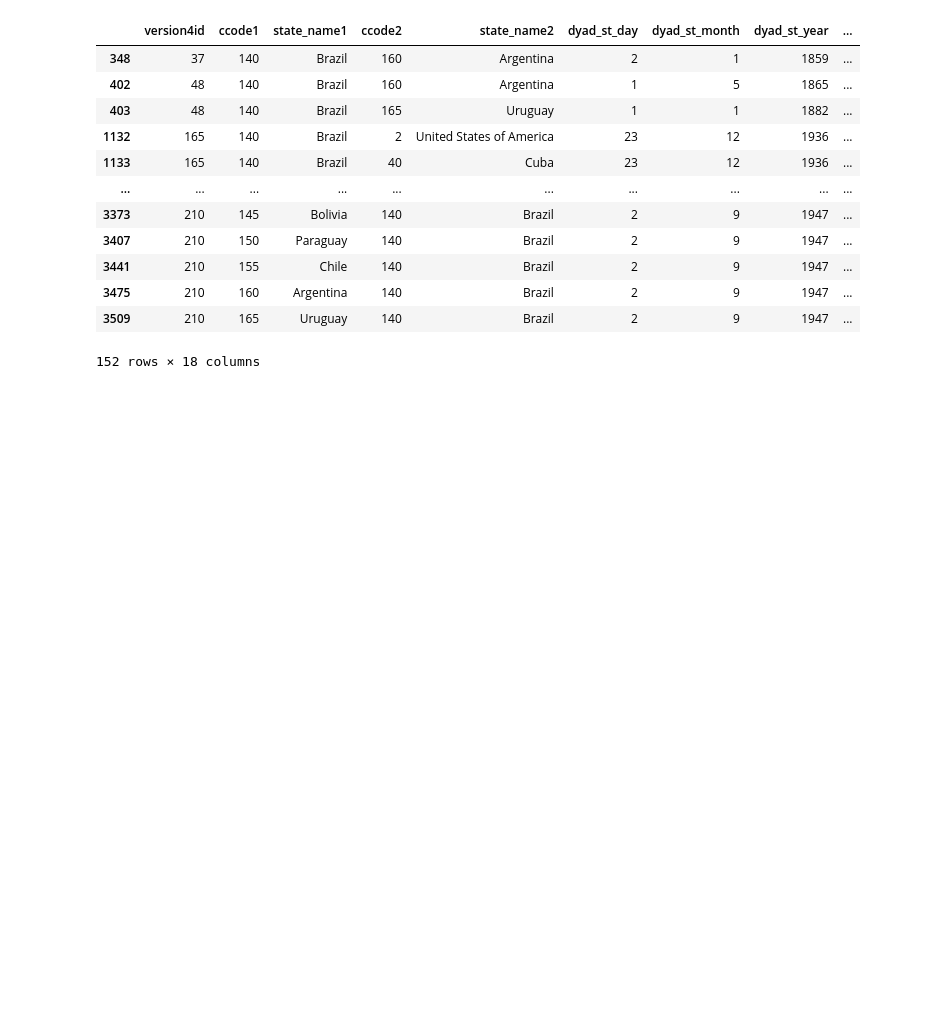
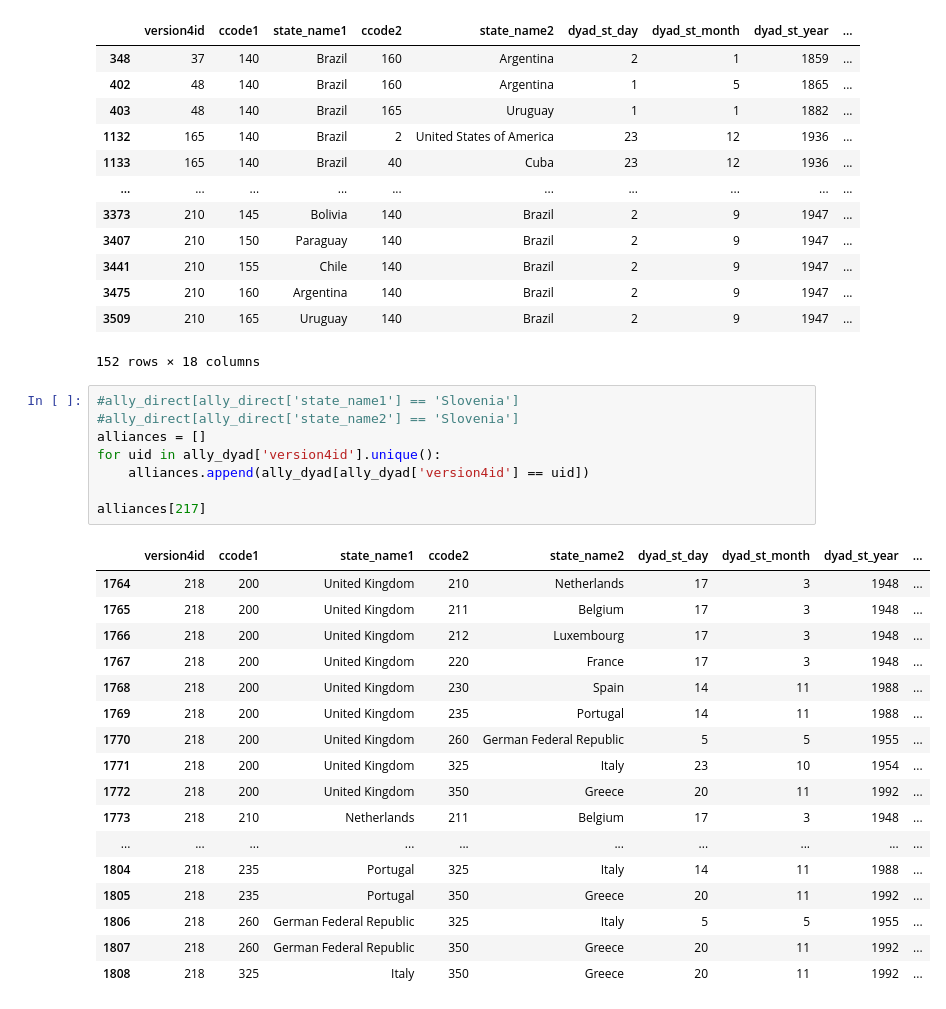
Before and after one commit to CRN91/Trade-Alliance-Network, a Jupyter notebook: alliance_direct.ipynb, the cells around one changed output. Saved outputs shown, nothing was run; the diff lists cells and outputs as text; blank space fills up the shorter version.

```diff
--- a/alliance_direct.ipynb
+++ b/alliance_direct.ipynb
@@ -188,3 +208,29 @@ pd.concat((ally_direct[ally_direct['state_name1'] == 'Brazil'],ally_direct[ally_
 | 3475 | 210 | 160 | Argentina | 140 | Brazil | 2 | 9 | 1947 | ... |
 | 3509 | 210 | 165 | Uruguay | 140 | Brazil | 2 | 9 | 1947 | ... |
 152 rows × 18 columns
+# %%
+#ally_direct[ally_direct['state_name1'] == 'Slovenia']
+#ally_direct[ally_direct['state_name2'] == 'Slovenia']
+alliances = []
+for uid in ally_dyad['version4id'].unique():
+    alliances.append(ally_dyad[ally_dyad['version4id'] == uid])
+
+alliances[217]
+# %% [output]
+|  | version4id | ccode1 | state_name1 | ccode2 | state_name2 | dyad_st_day | dyad_st_month | dyad_st_year | ... |
+| 1764 | 218 | 200 | United Kingdom | 210 | Netherlands | 17 | 3 | 1948 | ... |
+| 1765 | 218 | 200 | United Kingdom | 211 | Belgium | 17 | 3 | 1948 | ... |
+| 1766 | 218 | 200 | United Kingdom | 212 | Luxembourg | 17 | 3 | 1948 | ... |
+| 1767 | 218 | 200 | United Kingdom | 220 | France | 17 | 3 | 1948 | ... |
+| 1768 | 218 | 200 | United Kingdom | 230 | Spain | 14 | 11 | 1988 | ... |
+| 1769 | 218 | 200 | United Kingdom | 235 | Portugal | 14 | 11 | 1988 | ... |
+| 1770 | 218 | 200 | United Kingdom | 260 | German Federal Republic | 5 | 5 | 1955 | ... |
+| 1771 | 218 | 200 | United Kingdom | 325 | Italy | 23 | 10 | 1954 | ... |
+| 1772 | 218 | 200 | United Kingdom | 350 | Greece | 20 | 11 | 1992 | ... |
+| 1773 | 218 | 210 | Netherlands | 211 | Belgium | 17 | 3 | 1948 | ... |
+| ... | ... | ... | ... | ... | ... | ... | ... | ... | ... |
+| 1804 | 218 | 235 | Portugal | 325 | Italy | 14 | 11 | 1988 | ... |
+| 1805 | 218 | 235 | Portugal | 350 | Greece | 20 | 11 | 1992 | ... |
+| 1806 | 218 | 260 | German Federal Republic | 325 | Italy | 5 | 5 | 1955 | ... |
+| 1807 | 218 | 260 | German Federal Republic | 350 | Greece | 20 | 11 | 1992 | ... |
+| 1808 | 218 | 325 | Italy | 350 | Greece | 20 | 11 | 1992 | ... |
```
Also changed, not shown: parts of 2 cells of this notebook, 18 other files.
